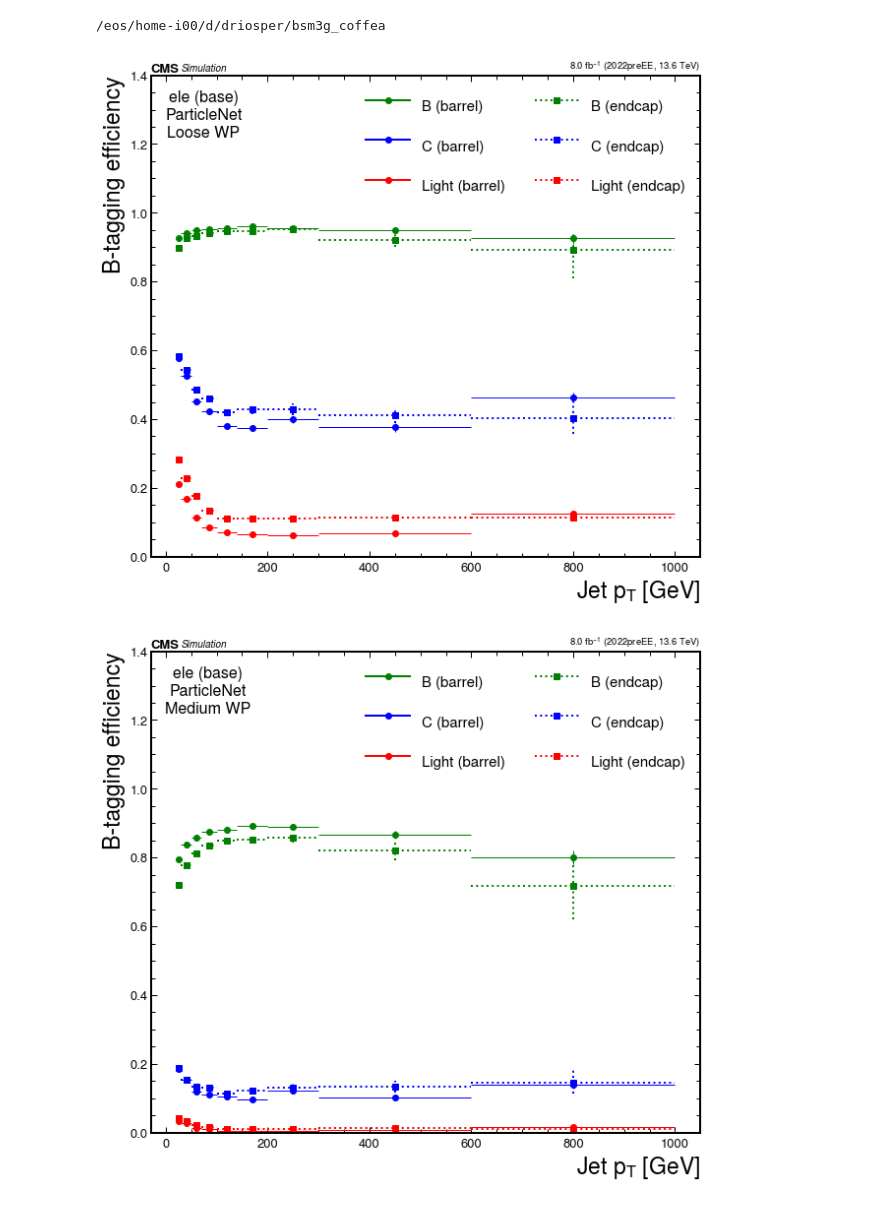
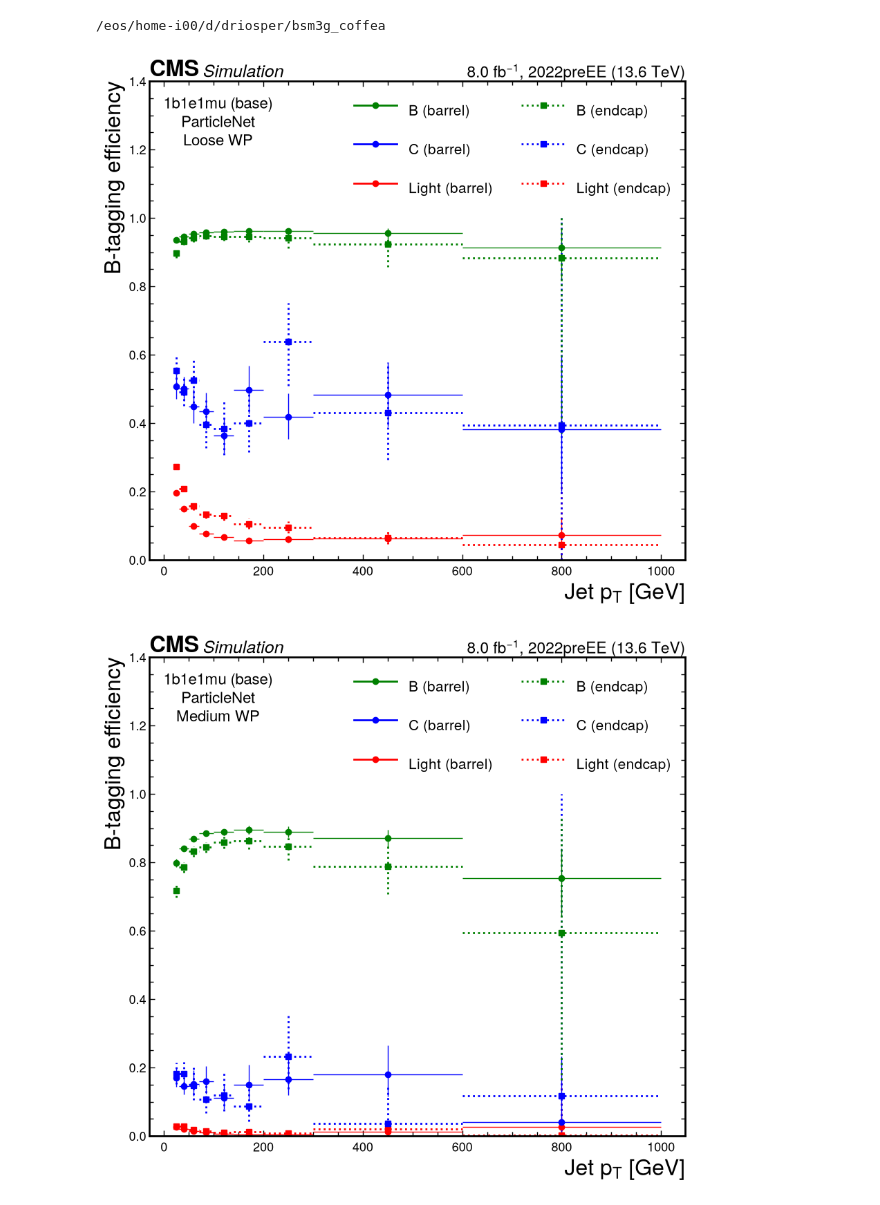
Before and after one commit to diego-riosp/bsm3g_coffea, a Jupyter notebook: notebooks/btag_eff.ipynb, the cells around one changed output. Drawn from its saved outputs; the diff is of its cells as text; code cells hidden in the pictures.

```diff
--- a/notebooks/btag_eff.ipynb
+++ b/notebooks/btag_eff.ipynb
@@ -52,7 +52,7 @@ def get_eff_sf(eff_hist, wp, eta_region, jet_flavor, category):
 
     return efficiency.values(), centers, xerr, yerr
 # %%
-workflow = "btag_eff_ele"
+workflow = "btag_eff_1b1e1mu"
 year = "2022preEE"
 
 run = "2" if year.startswith("201") else "3"
@@ -243,36 +243,48 @@ for category in categories:
                 linewidth=2,
                 linestyle=":",
                 marker="s",
                 markersize=6,
                 label="Light (endcap)",
             ),
         ]
         ax.legend(
             handles=legend_elements,
             loc="upper right",
             handlelength=3,
             handleheight=3,
             fontsize=15,
             ncols=2,
         )
         ax.set(
             ylim=(0, 1.4),
             ylabel="B-tagging efficiency",
             xlabel="Jet $p_T$ [GeV]",
         )
         at = AnchoredText(
             f"{workflow.replace('btag_eff_', '').replace('_', ' ')} ({category})\n{tagger_map[run]}\n{wp.capitalize()} WP",
             loc="upper left",
             frameon=False,
             prop={'size': 16},
         )
         at.txt._text.set_multialignment('center')
         ax.add_artist(at)
-        hep.cms.lumitext(
-            f"{luminosities[year] * 1e-3:.1f} fb$^{{-1}}$ ({year}, {energy} TeV)"
+        hep.cms.label(
+            ax=ax,
+            lumi=round(luminosities[year] * 1e-3, 1),
+            com=energy,
+            data=True,
+            year=year
         )
-        hep.cms.text("Simulation", loc=0, ax=ax)
-        fig.savefig(f"notebooks/{workflow}_{wp}_{category}_{year}.pdf")
+
+        ax.text(
+            0.1, 1.00,
+            r"$\mathit{Simulation}$",
+            verticalalignment="bottom",
+            horizontalalignment="left",
+            transform=ax.transAxes,
+            fontsize=18
+        )
+        fig.savefig(f"notebooks/plots/{workflow}_{wp}_{category}_{year}.pdf")
 # %% [output]
-[figure, old version]
+[figure, new version]
-[figure, old version]
+[figure, new version]
```
Also changed, not shown: parts of 1 cell of this notebook, 41 other files.
